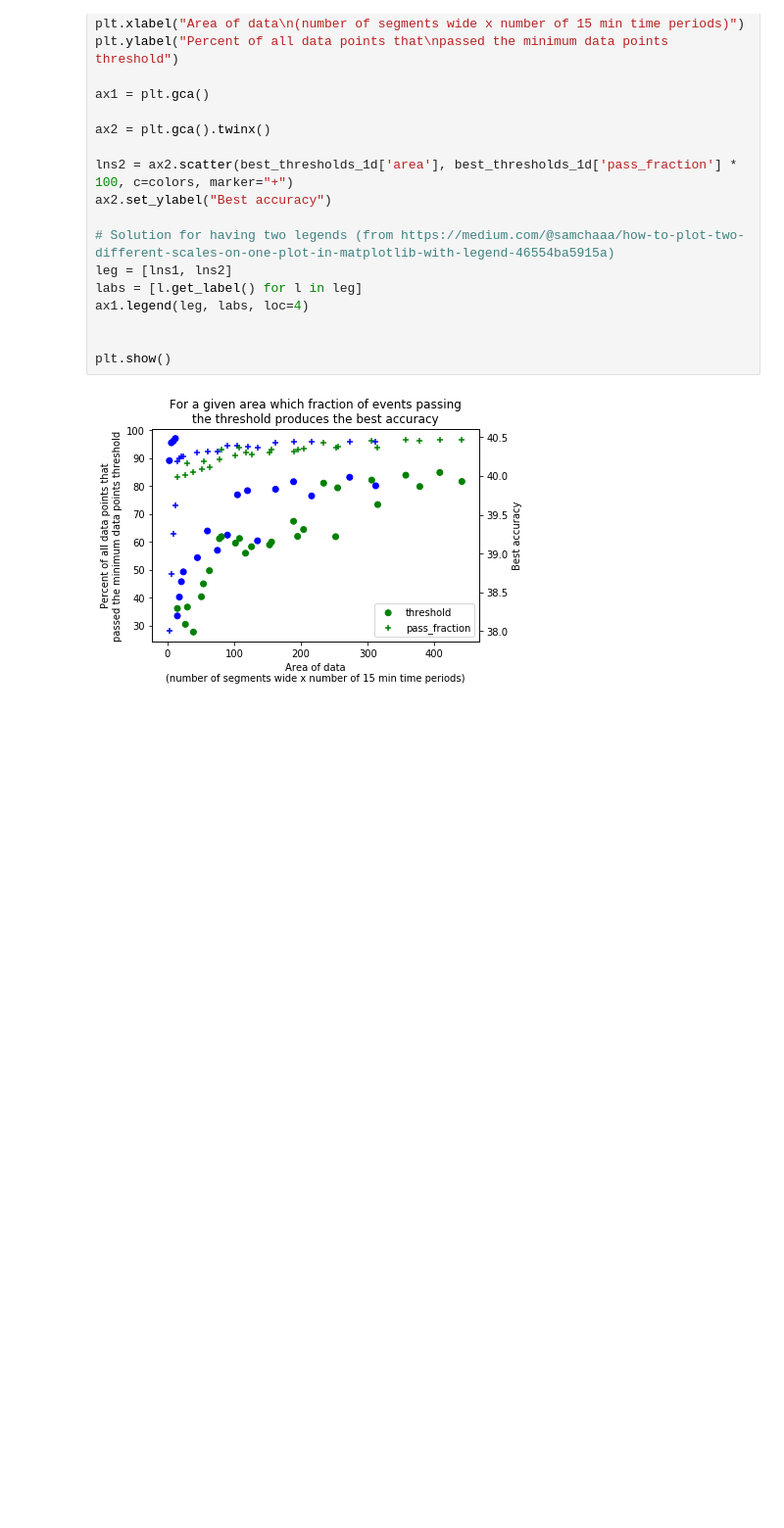
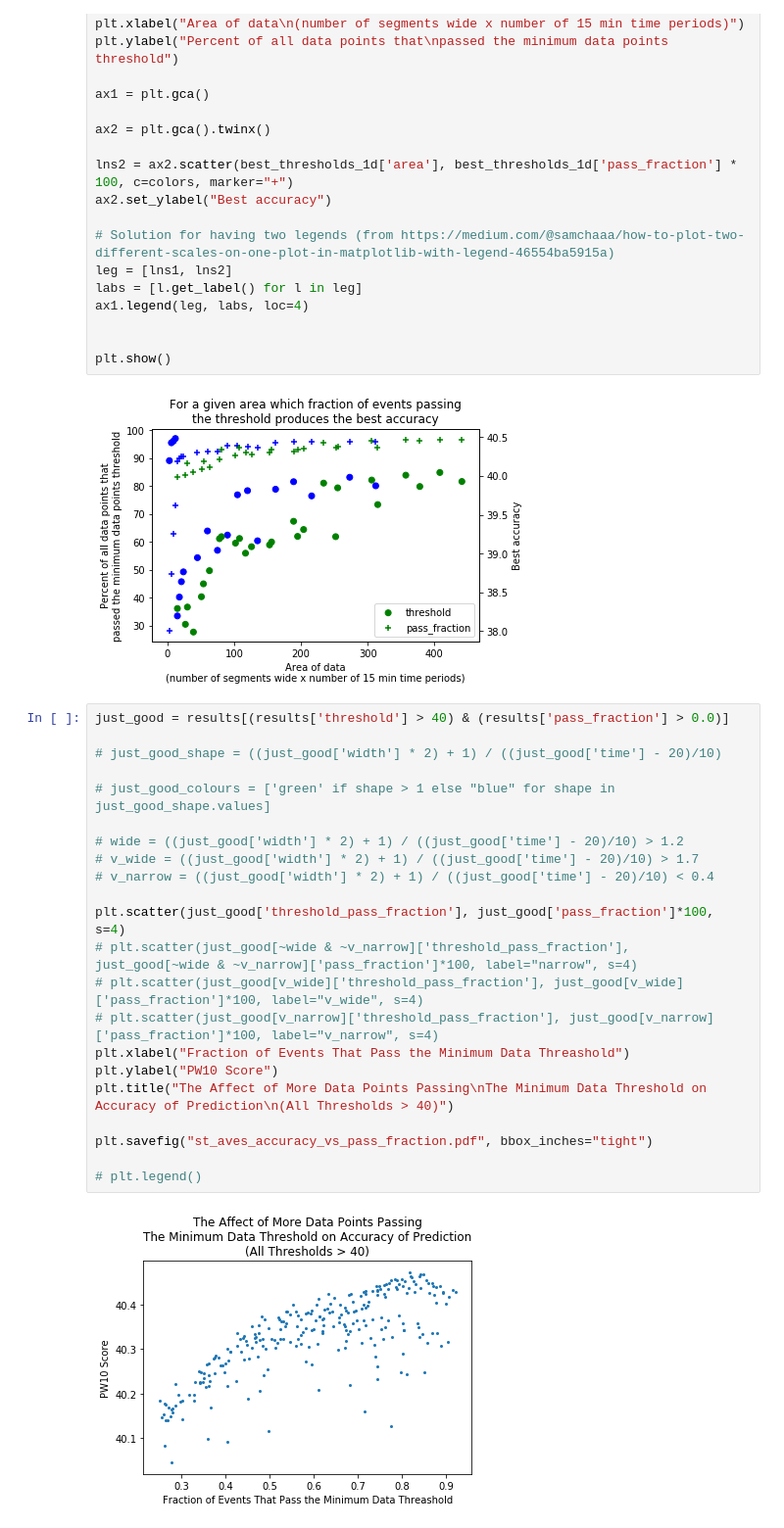
Before and after one commit to gingertom/buses, a Jupyter notebook: Data Exploration/long term/spatiotemporal contour plots2.ipynb, the cells around one changed output. Shown at 98% size. Cells and saved outputs as stored; diff of their text form; blank space fills up the shorter version.

```diff
--- a/Data Exploration/long term/spatiotemporal contour plots2.ipynb
+++ b/Data Exploration/long term/spatiotemporal contour plots2.ipynb
@@ -174,6 +263,30 @@ ax1.legend(leg, labs, loc=4)
 plt.show()
 # %% [output]
 [figure]
+# %%
+just_good = results[(results['threshold'] > 40) & (results['pass_fraction'] > 0.0)]
+
+# just_good_shape = ((just_good['width'] * 2) + 1) / ((just_good['time'] - 20)/10)
+
+# just_good_colours = ['green' if shape > 1 else "blue" for shape in just_good_shape.values]
+
+# wide = ((just_good['width'] * 2) + 1) / ((just_good['time'] - 20)/10) > 1.2
+# v_wide = ((just_good['width'] * 2) + 1) / ((just_good['time'] - 20)/10) > 1.7
+# v_narrow = ((just_good['width'] * 2) + 1) / ((just_good['time'] - 20)/10) < 0.4
+
+plt.scatter(just_good['threshold_pass_fraction'], just_good['pass_fraction']*100, s=4)
+# plt.scatter(just_good[~wide & ~v_narrow]['threshold_pass_fraction'], just_good[~wide & ~v_narrow]['pass_fraction']*100, label="narrow", s=4)
+# plt.scatter(just_good[v_wide]['threshold_pass_fraction'], just_good[v_wide]['pass_fraction']*100, label="v_wide", s=4)
+# plt.scatter(just_good[v_narrow]['threshold_pass_fraction'], just_good[v_narrow]['pass_fraction']*100, label="v_narrow", s=4)
+plt.xlabel("Fraction of Events That Pass the Minimum Data Threashold")
+plt.ylabel("PW10 Score")
+plt.title("The Affect of More Data Points Passing\nThe Minimum Data Threshold on Accuracy of Prediction\n(All Thresholds > 40)")
+
+plt.savefig("st_aves_accuracy_vs_pass_fraction.pdf", bbox_inches="tight")
+
+# plt.legend()
+# %% [output]
+[figure, added]
 # %%
 # just_good = best_thresholds_1d[best_thresholds_1d['pass_fraction'] > 0.397]
 
```
Also changed, not shown: parts of 5 cells of this notebook.
